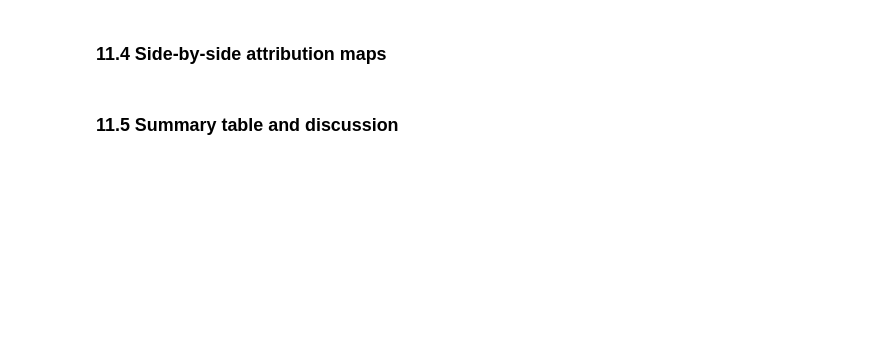
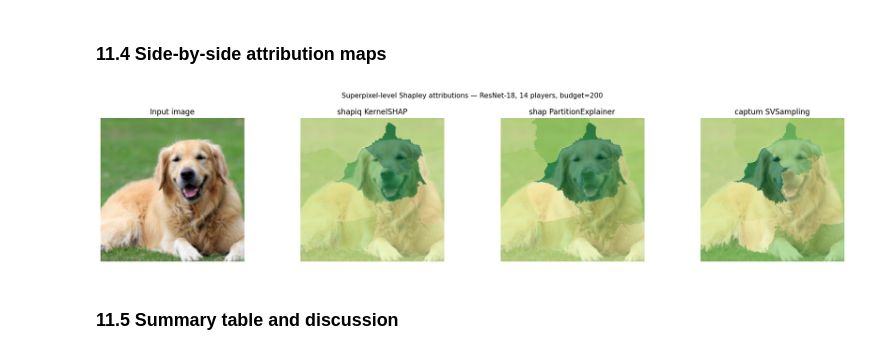
Before and after one commit to S2k-1/shapiq, a Jupyter notebook: src/shapiq/vision/tutorials/tutorial_03_benchmarks_and_comparison.ipynb, the cells around one changed output. Cells and saved outputs as stored; diff of their text form; code cells hidden in the pictures; blank space fills up the shorter version.

Commit message:
FIX: third notebook part B tested (benchmark with captum & shap)

```diff
--- a/src/shapiq/vision/tutorials/tutorial_03_benchmarks_and_comparison.ipynb
+++ b/src/shapiq/vision/tutorials/tutorial_03_benchmarks_and_comparison.ipynb
@@ -346,7 +343,6 @@ legacy_vit_model = ViTModel(
 print(f"Legacy ViT-B/32-384: {LEGACY_VIT_N_PLAYERS} players, class_id={legacy_vit_model.class_id}")
 # %%
 from shapiq.vision import ViTArchitecture
-from shapiq.vision.masking import MaskTokenStrategy
 from shapiq.vision.players import PatchStrategy
 
 # ViT-B/16 grid: 224 / 16 = 14 tokens per side → 14×14 = 196 tokens total
@@ -359,11 +355,8 @@ vit_rows = []
 
 for n_players in VIT_PLAYER_COUNTS:
     # ── new ViT-B/16 ──────────────────────────────────────────────────────────
-    arch_vit = ViTArchitecture(
-        model=vit_b16_model,
-        processor=vit_b16_processor,
-        masking_strategy=MaskTokenStrategy(),
-    )
+    # Default ViT masking (MaskTokenStrategy); on HF ViT-B/16 this matches BoolMaskedPosStrategy
+    arch_vit = ViTArchitecture(model=vit_b16_model, processor=vit_b16_processor)
     imputer_vit = ImageImputer(
         arch_vit,
         image_224,
@@ -733,24 +744,39 @@ if _has_shap:
             out = F.softmax(rn18_comp(tensors), dim=-1)[:, rn18_comp_class].cpu().numpy()
         return out.reshape(-1, 1)  # SHAP expects (B, n_outputs)
 
-    masker_shap = shap.maskers.Image("blur(128,128)", image_224.shape)
+    # Mean-color background (matches shapiq MeanColorMasking
+    shap_background = np.broadcast_to(image_224.mean(axis=(0, 1)), image_224.shape).astype(
+        np.float64
+    )
+    masker_shap = shap.maskers.Image(shap_background, image_224.shape)
     explainer_shap = shap.PartitionExplainer(rn18_shap_fn, masker_shap)
 
+    # Warm-up (not timed): one batched call so the first timed explain is not cold-start
+    _ = rn18_shap_fn(image_224[np.newaxis].astype(np.float64))
+    if DEVICE.type == "cuda":
+        torch.cuda.synchronize()
     t0 = time.perf_counter()
-    # max_evals ~ budget/2 because PartitionExplainer evaluates both the masked and the original
+    # max_evals caps the number of masked images evaluated (~BUDGET_COMP, batched)
     shap_values = explainer_shap(
         image_224[np.newaxis].astype(np.float64),
         max_evals=BUDGET_COMP,
         batch_size=32,
     )
+    if DEVICE.type == "cuda":
+        torch.cuda.synchronize()
     t_shap = time.perf_counter() - t0
-    # Aggregate pixel-level SHAP values to superpixel level using shapiq's masks
-    pix_sv_shap = shap_values.values[0, ..., 0]  # (H, W)
+    # (1, H, W, C, n_outputs) → sum RGB channels for a single (H, W) attribution map
+    pix_sv_shap = np.sum(shap_values.values[0, :, :, :, 0], axis=-1)
     masks_comp = imputer_comp.player_masks  # (N_SEGS, H, W)
     sv_shap_agg = np.array([pix_sv_shap[masks_comp[i].astype(bool)].mean() for i in range(N_SEGS)])
     rho_shap, _ = spearmanr(sv_shapiq, sv_shap_agg)
-    print(f"SHAP PartitionExplainer:  {t_shap:.2f}s   Spearman ρ with shapiq = {rho_shap:+.3f}")
+    shap_model_evals = BUDGET_COMP  # max_evals upper bound on masked images evaluated
+    print(
+        f"SHAP PartitionExplainer:  {t_shap:.2f}s   Spearman ρ with shapiq = {rho_shap:+.3f}\n"
+        f"  up to {shap_model_evals} model evaluations (batched, batch_size=32)"
+    )
 else:
     t_shap = float("nan")
     rho_shap = float("nan")
+    shap_model_evals = 0
     print("shap not installed — skipping PartitionExplainer")
@@ -825,34 +881,42 @@ axes[0].imshow(image_224)
 axes[0].set_title("Input image")
 axes[0].axis("off")
 
 panels = [
     ("shapiq KernelSHAP", sv_shapiq),
     (
         "shap PartitionExplainer" if _has_shap else "SHAP (not installed)",
         sv_shap_agg if _has_shap else np.zeros(N_SEGS),
     ),
     (
         "captum SVSampling" if _has_captum else "captum (not installed)",
         sv_captum_agg if _has_captum else np.zeros(N_SEGS),
     ),
 ]
 
+# Per-panel color scale: libraries report attributions on different scales (SHAP values
+# are often orders of magnitude smaller than KernelSHAP on probabilities). Spearman ρ in
+# the table compares rankings; the heatmaps show each library's pattern, not raw magnitudes.
 for ax, (title, sv) in zip(axes[1:], panels, strict=False):
     heat = heatmap_sp(sv, imputer_comp.player_masks, image_224)
     v = max(abs(heat.min()), abs(heat.max())) + 1e-9
     ax.imshow(image_224)
     ax.imshow(
-        heat, cmap=cm.RdYlGn, norm=mcolors.TwoSlopeNorm(vcenter=0, vmin=-v, vmax=v), alpha=0.6
+        heat,
+        cmap=cm.RdYlGn,
+        norm=mcolors.TwoSlopeNorm(vcenter=0, vmin=-v, vmax=v),
+        alpha=0.6,
     )
     ax.set_title(title)
     ax.axis("off")
 
 plt.suptitle(
     f"Superpixel-level Shapley attributions — ResNet-18, {N_SEGS} players, budget={BUDGET_COMP}",
     fontsize=11,
 )
 plt.tight_layout()
 plt.show()
+# %% [output]
+[figure, added]
 # %% [markdown]
 ### 11.5  Summary table and discussion
 # %%
```
Also changed, not shown: parts of 12 cells of this notebook.
